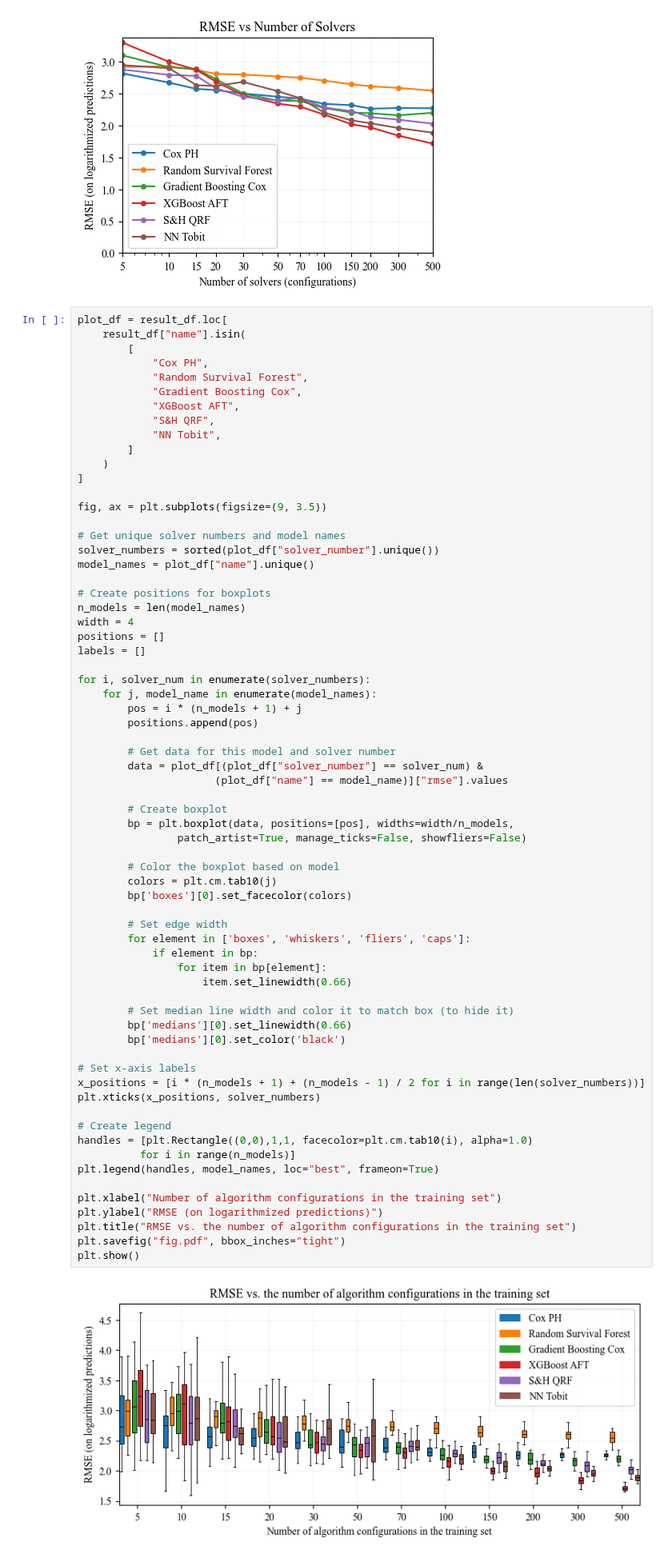
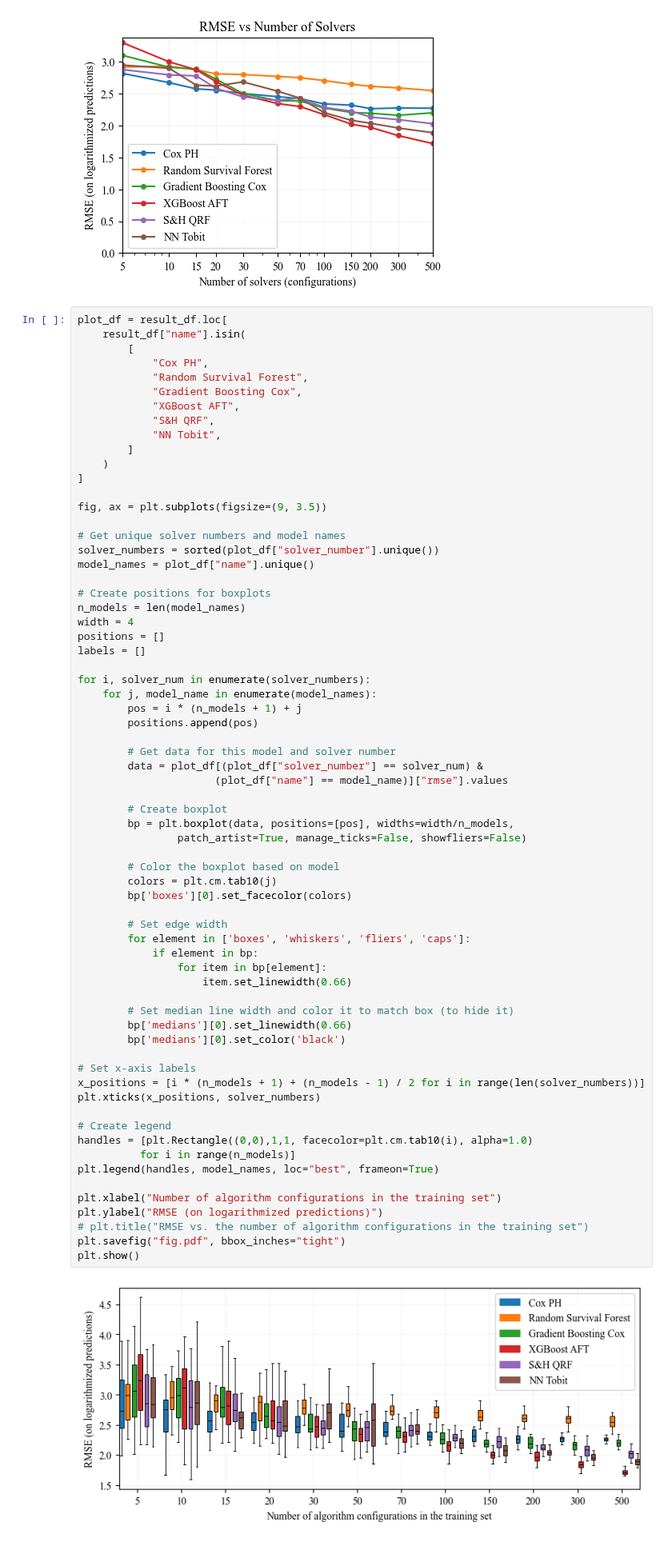
Before and after one commit to zakrzewow/raw-algorithm-portfolios, a Jupyter notebook: archive/phase1/comparison_0_10.ipynb, the cells around one changed output. Shown at 80% size. Drawn from its saved outputs; the diff is of its cells as text.

```diff
--- a/archive/phase1/comparison_0_10.ipynb
+++ b/archive/phase1/comparison_0_10.ipynb
@@ -602,35 +602,35 @@ for i, solver_num in enumerate(solver_numbers):
                 patch_artist=True, manage_ticks=False, showfliers=False)
 
         # Color the boxplot based on model
         colors = plt.cm.tab10(j)
         bp['boxes'][0].set_facecolor(colors)
 
         # Set edge width
         for element in ['boxes', 'whiskers', 'fliers', 'caps']:
             if element in bp:
                 for item in bp[element]:
                     item.set_linewidth(0.66)
 
         # Set median line width and color it to match box (to hide it)
         bp['medians'][0].set_linewidth(0.66)
         bp['medians'][0].set_color('black')
 
 # Set x-axis labels
 x_positions = [i * (n_models + 1) + (n_models - 1) / 2 for i in range(len(solver_numbers))]
 plt.xticks(x_positions, solver_numbers)
 
 # Create legend
 handles = [plt.Rectangle((0,0),1,1, facecolor=plt.cm.tab10(i), alpha=1.0)
           for i in range(n_models)]
 plt.legend(handles, model_names, loc="best", frameon=True)
 
 plt.xlabel("Number of algorithm configurations in the training set")
 plt.ylabel("RMSE (on logarithmized predictions)")
-plt.title("RMSE vs. the number of algorithm configurations in the training set")
+# plt.title("RMSE vs. the number of algorithm configurations in the training set")
 plt.savefig("fig.pdf", bbox_inches="tight")
 plt.show()
 # %% [output]
-[figure, old version]
+[figure, new version]
 # %%
 styled_result = wilcoxon_df(result_df, model_info_list)
 styled_result
```
Also changed, not shown: 1 other file.
